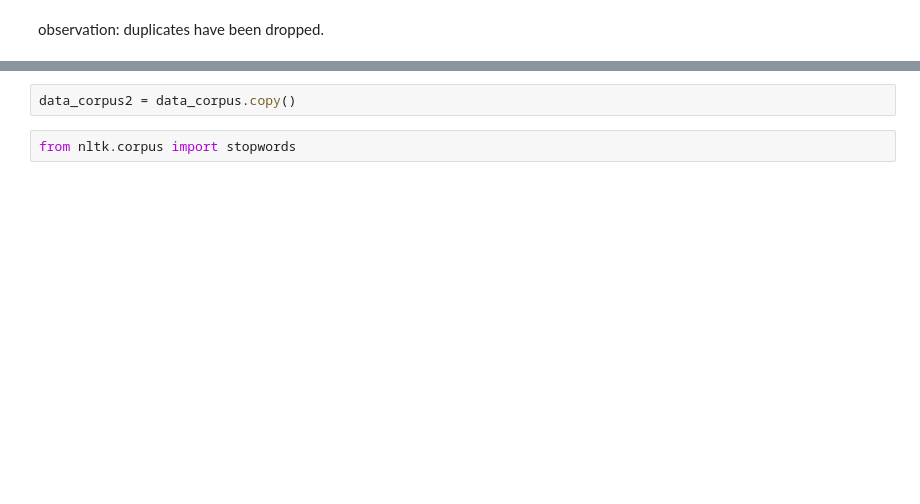
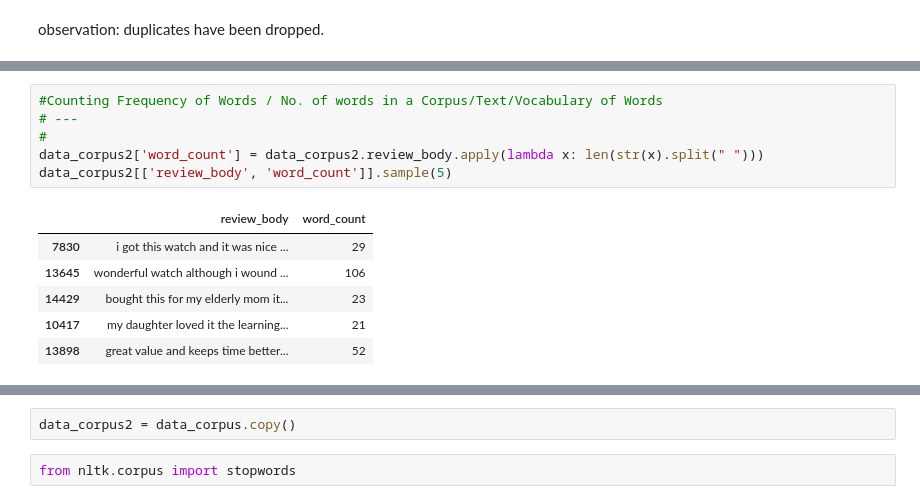
Before and after one commit to JeromeMberia/user_review_analysis, a Jupyter notebook: user_review_analysis.ipynb, the cells around one changed output, grey strips where cells are left out. Saved outputs shown, nothing was run; the diff lists cells and outputs as text; blank space fills up the shorter version.

```diff
--- a/user_review_analysis.ipynb
+++ b/user_review_analysis.ipynb
@@ -135,0 +169,13 @@ observation, there are several panctuations.
+# %%
+#Counting Frequency of Words / No. of words in a Corpus/Text/Vocabulary of Words
+# ---
+#
+data_corpus2['word_count'] = data_corpus2.review_body.apply(lambda x: len(str(x).split(" ")))
+data_corpus2[['review_body', 'word_count']].sample(5)
+# %% [output]
+|  | review_body | word_count |
+| 7830 | i got this watch and it was nice ... | 29 |
+| 13645 | wonderful watch although i wound ... | 106 |
+| 14429 | bought this for my elderly mom it... | 23 |
+| 10417 | my daughter loved it the learning... | 21 |
+| 13898 | great value and keeps time better... | 52 |
```
Also changed, not shown: parts of 47 cells of this notebook.
